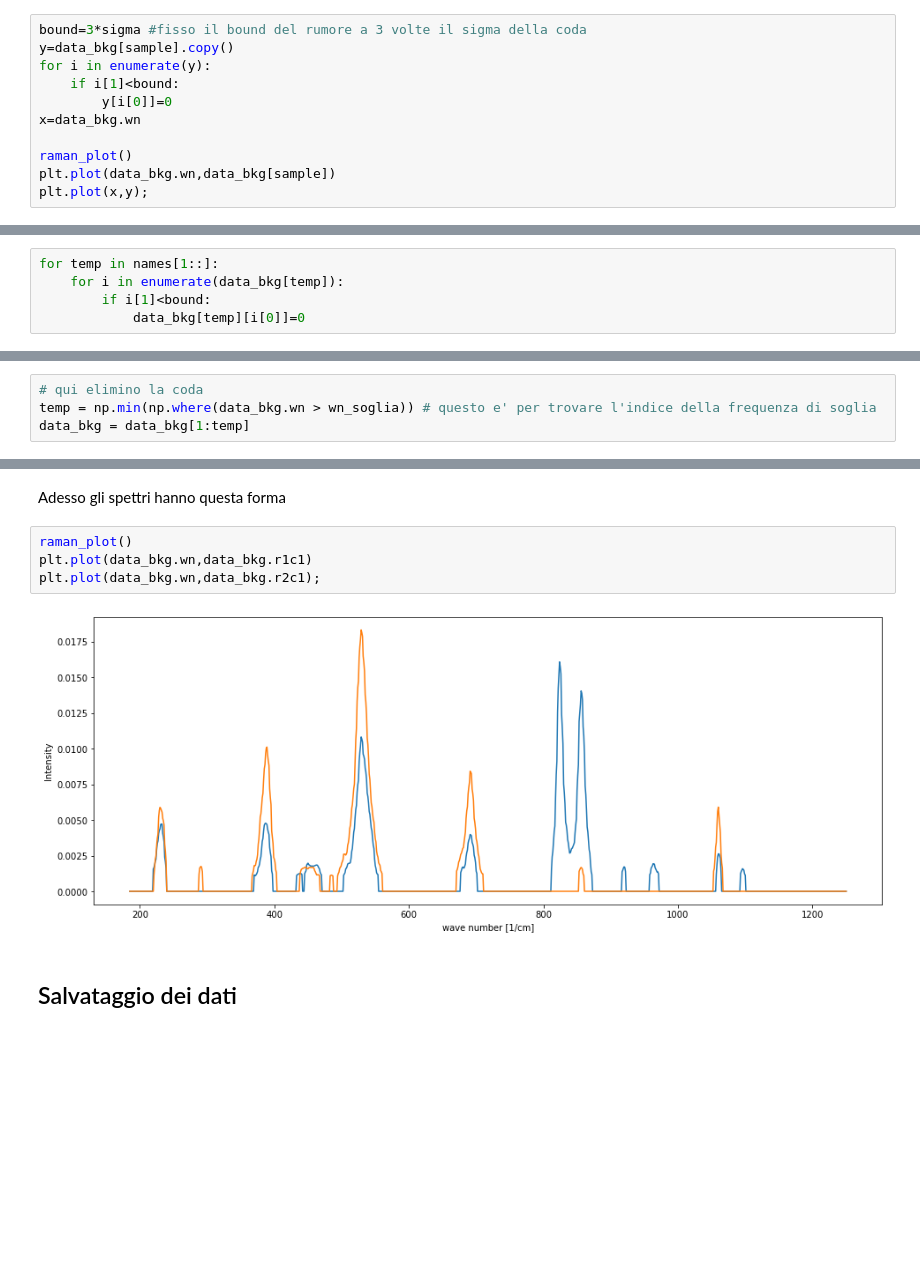
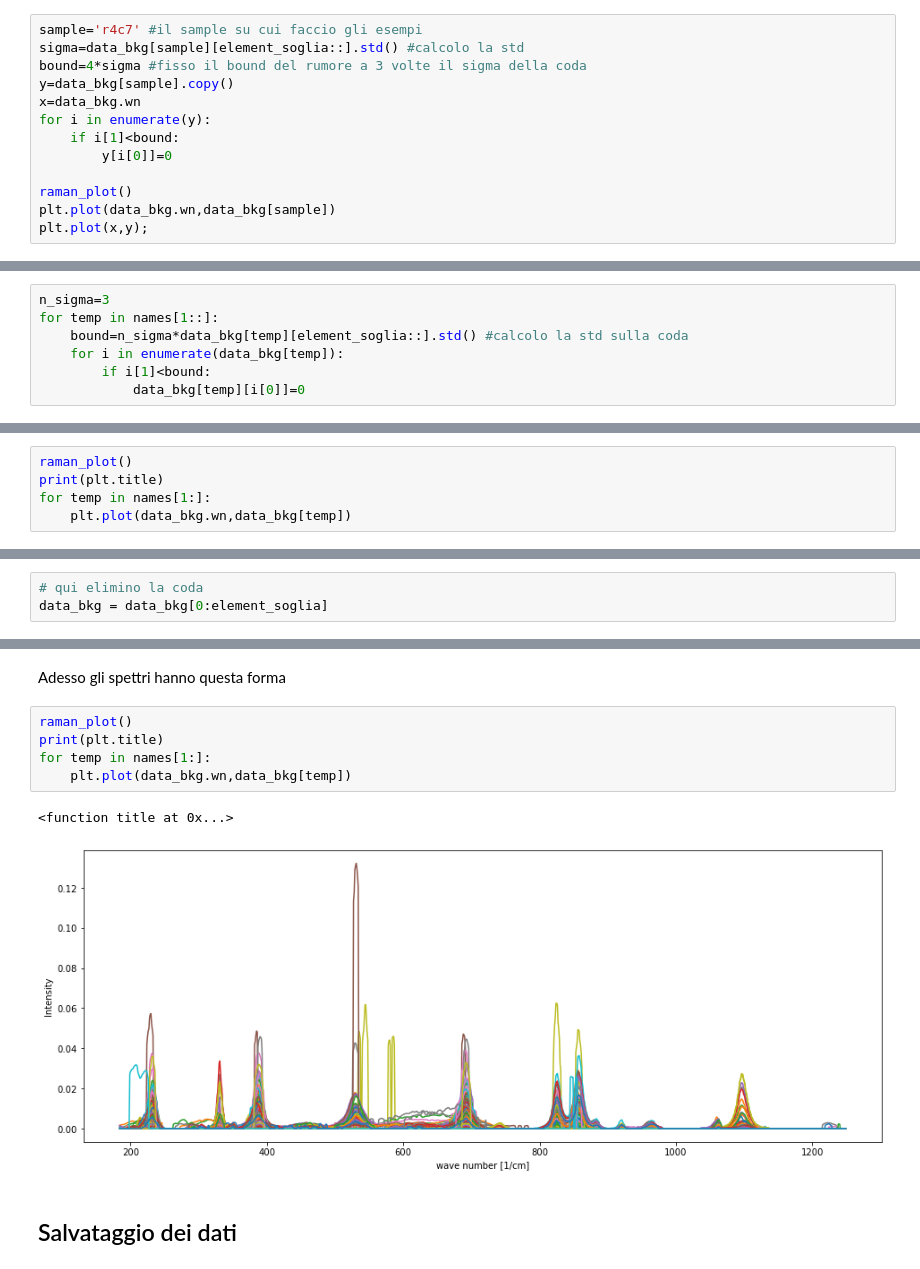
Before and after one commit to FabioBrugnara/repo_raman_4exam, a Jupyter notebook: notebooks/EDA.ipynb, the cells around one changed output, grey strips where cells are left out. Saved outputs shown, nothing was run; the diff lists cells and outputs as text; blank space fills up the shorter version.

```diff
--- a/notebooks/EDA.ipynb
+++ b/notebooks/EDA.ipynb
@@ -227,10 +246,12 @@ Ipotizziamo che il rumore non dipenda dalla frequenza e facendo un fit alla part
 # %%
-bound=3*sigma #fisso il bound del rumore a 3 volte il sigma della coda
+sample='r4c7' #il sample su cui faccio gli esempi
+sigma=data_bkg[sample][element_soglia::].std() #calcolo la std
+bound=4*sigma #fisso il bound del rumore a 3 volte il sigma della coda
 y=data_bkg[sample].copy()
+x=data_bkg.wn
 for i in enumerate(y):
     if i[1]<bound:
         y[i[0]]=0
-x=data_bkg.wn
 
 raman_plot()
 plt.plot(data_bkg.wn,data_bkg[sample])
@@ -242,5 +263,7 @@ Lo faccio poi per tutti gli spettri
 # %%
+n_sigma=3
 for temp in names[1::]:
+    bound=n_sigma*data_bkg[temp][element_soglia::].std() #calcolo la std sulla coda
     for i in enumerate(data_bkg[temp]):
         if i[1]<bound:
             data_bkg[temp][i[0]]=0
@@ -246,0 +272,5 @@ for temp in names[1::]:
+# %%
+raman_plot()
+print(plt.title)
+for temp in names[1:]:
+    plt.plot(data_bkg.wn,data_bkg[temp])
@@ -248,8 +281,7 @@ for temp in names[1::]:
 ###  Eliminazione della coda e rinormalizzazione finale
 # %%
 # qui elimino la coda
-temp = np.min(np.where(data_bkg.wn > wn_soglia)) # questo e' per trovare l'indice della frequenza di soglia
-data_bkg = data_bkg[1:temp]
+data_bkg = data_bkg[0:element_soglia]
 # %%
 # qui rinormalizzo
 for i in names[1::]:
@@ -258,10 +296,12 @@ for i in names[1::]:
 Adesso gli spettri hanno questa forma
 # %%
 raman_plot()
-plt.plot(data_bkg.wn,data_bkg.r1c1)
-plt.plot(data_bkg.wn,data_bkg.r2c1);
+print(plt.title)
+for temp in names[1:]:
+    plt.plot(data_bkg.wn,data_bkg[temp])
 # %% [output]
+<function title at 0x...>
-[figure, old version]
+[figure, new version]
 # %% [markdown]
 ## Salvataggio dei dati
 # %%
```
Also changed, not shown: parts of 48 cells of this notebook, 3 other files.
